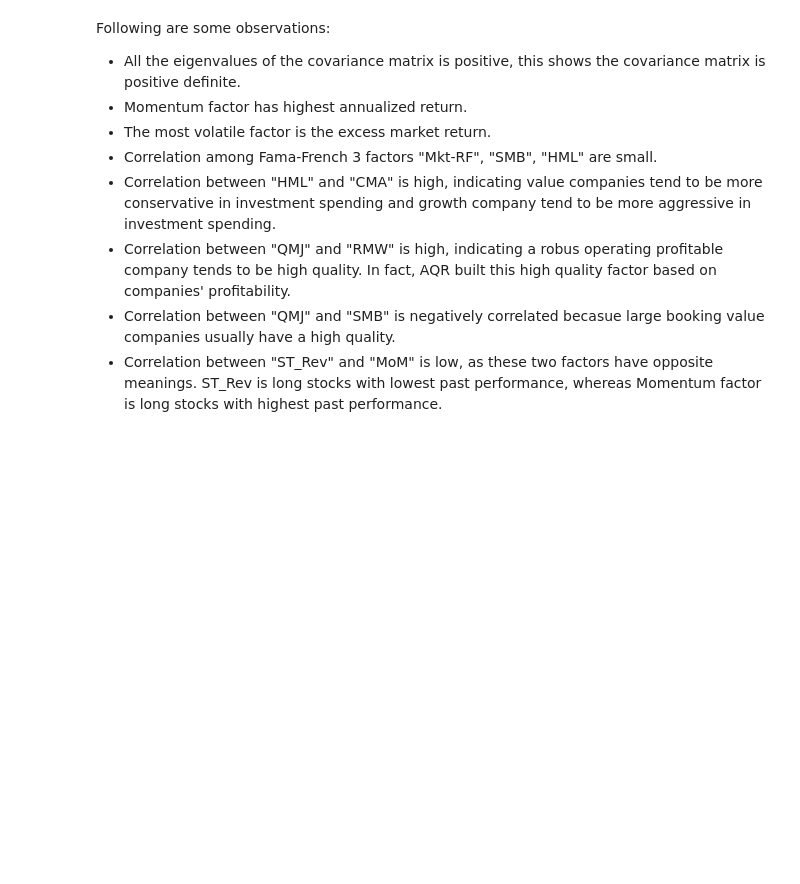
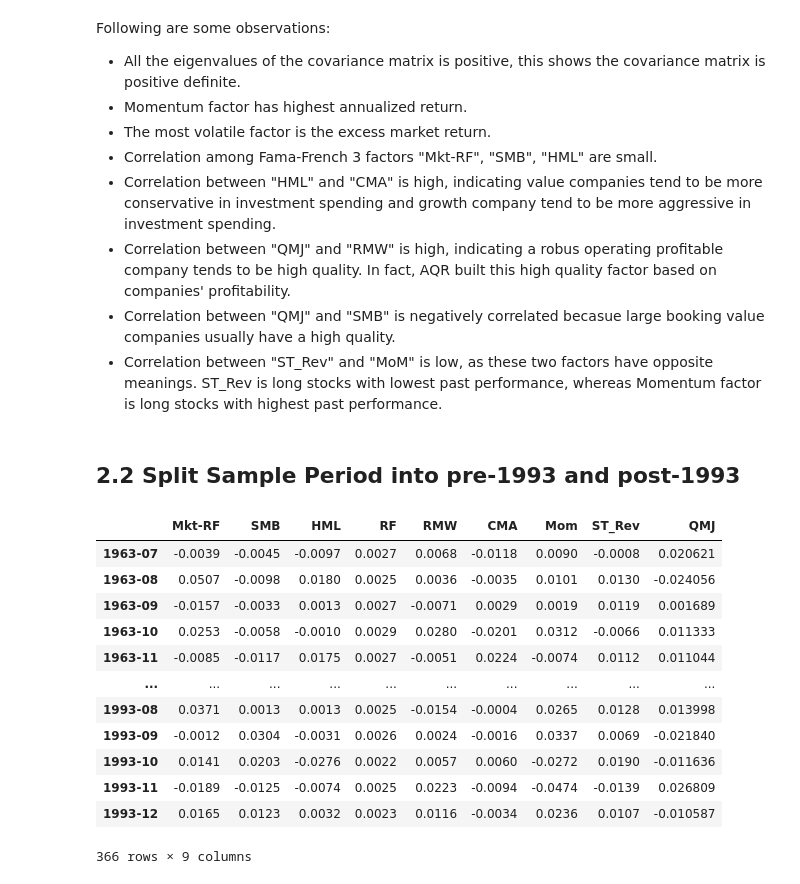
Before and after one commit to xiangyuli2021/factor_analysis, a Jupyter notebook: Factor_Analysis.ipynb, the cells around one changed output. Drawn from its saved outputs; the diff is of its cells as text; code cells hidden in the pictures; blank space fills up the shorter version.

```diff
--- a/Factor_Analysis.ipynb
+++ b/Factor_Analysis.ipynb
@@ -207,3 +212,22 @@ Following are some observations:
 - Correlation between "QMJ" and "RMW" is high, indicating a robus operating profitable company tends to be high quality. In fact, AQR built this high quality factor based on companies' profitability.
 - Correlation between "QMJ" and "SMB" is negatively correlated becasue large booking value companies usually have a high quality.
 - Correlation between "ST_Rev" and "MoM" is low, as these two factors have opposite meanings. ST_Rev is long stocks with lowest past performance, whereas Momentum factor is long stocks with highest past performance.
+# %% [markdown]
+## 2.2 Split Sample Period into pre-1993 and post-1993
+# %%
+raw_data_pre93 = raw_data['1963-07':'1993-12']
+raw_data_pre93
+# %% [output]
+|  | Mkt-RF | SMB | HML | RF | RMW | CMA | Mom | ST_Rev | QMJ |
+| 1963-07 | -0.0039 | -0.0045 | -0.0097 | 0.0027 | 0.0068 | -0.0118 | 0.0090 | -0.0008 | 0.020621 |
+| 1963-08 | 0.0507 | -0.0098 | 0.0180 | 0.0025 | 0.0036 | -0.0035 | 0.0101 | 0.0130 | -0.024056 |
+| 1963-09 | -0.0157 | -0.0033 | 0.0013 | 0.0027 | -0.0071 | 0.0029 | 0.0019 | 0.0119 | 0.001689 |
+| 1963-10 | 0.0253 | -0.0058 | -0.0010 | 0.0029 | 0.0280 | -0.0201 | 0.0312 | -0.0066 | 0.011333 |
+| 1963-11 | -0.0085 | -0.0117 | 0.0175 | 0.0027 | -0.0051 | 0.0224 | -0.0074 | 0.0112 | 0.011044 |
+| ... | ... | ... | ... | ... | ... | ... | ... | ... | ... |
+| 1993-08 | 0.0371 | 0.0013 | 0.0013 | 0.0025 | -0.0154 | -0.0004 | 0.0265 | 0.0128 | 0.013998 |
+| 1993-09 | -0.0012 | 0.0304 | -0.0031 | 0.0026 | 0.0024 | -0.0016 | 0.0337 | 0.0069 | -0.021840 |
+| 1993-10 | 0.0141 | 0.0203 | -0.0276 | 0.0022 | 0.0057 | 0.0060 | -0.0272 | 0.0190 | -0.011636 |
+| 1993-11 | -0.0189 | -0.0125 | -0.0074 | 0.0025 | 0.0223 | -0.0094 | -0.0474 | -0.0139 | 0.026809 |
+| 1993-12 | 0.0165 | 0.0123 | 0.0032 | 0.0023 | 0.0116 | -0.0034 | 0.0236 | 0.0107 | -0.010587 |
+366 rows × 9 columns
```
Also changed, not shown: parts of 22 cells of this notebook, 1 other file.
